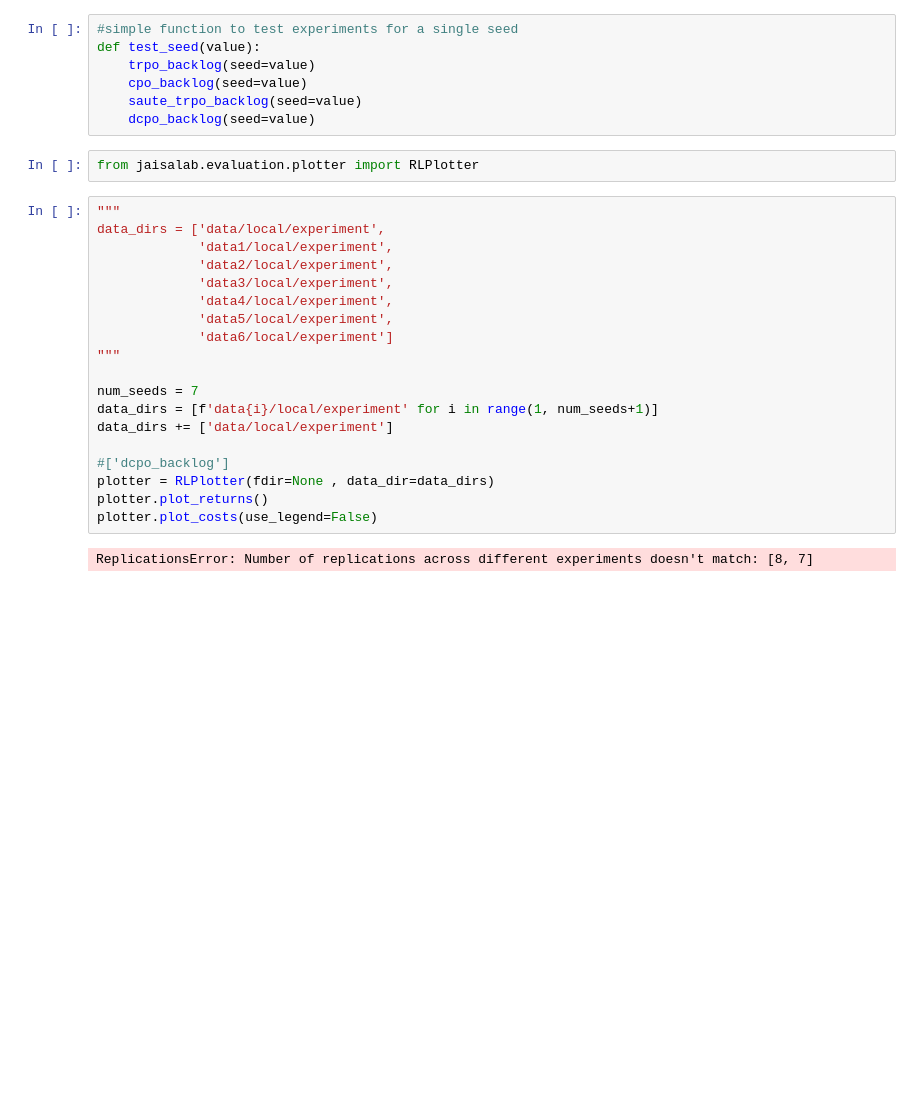
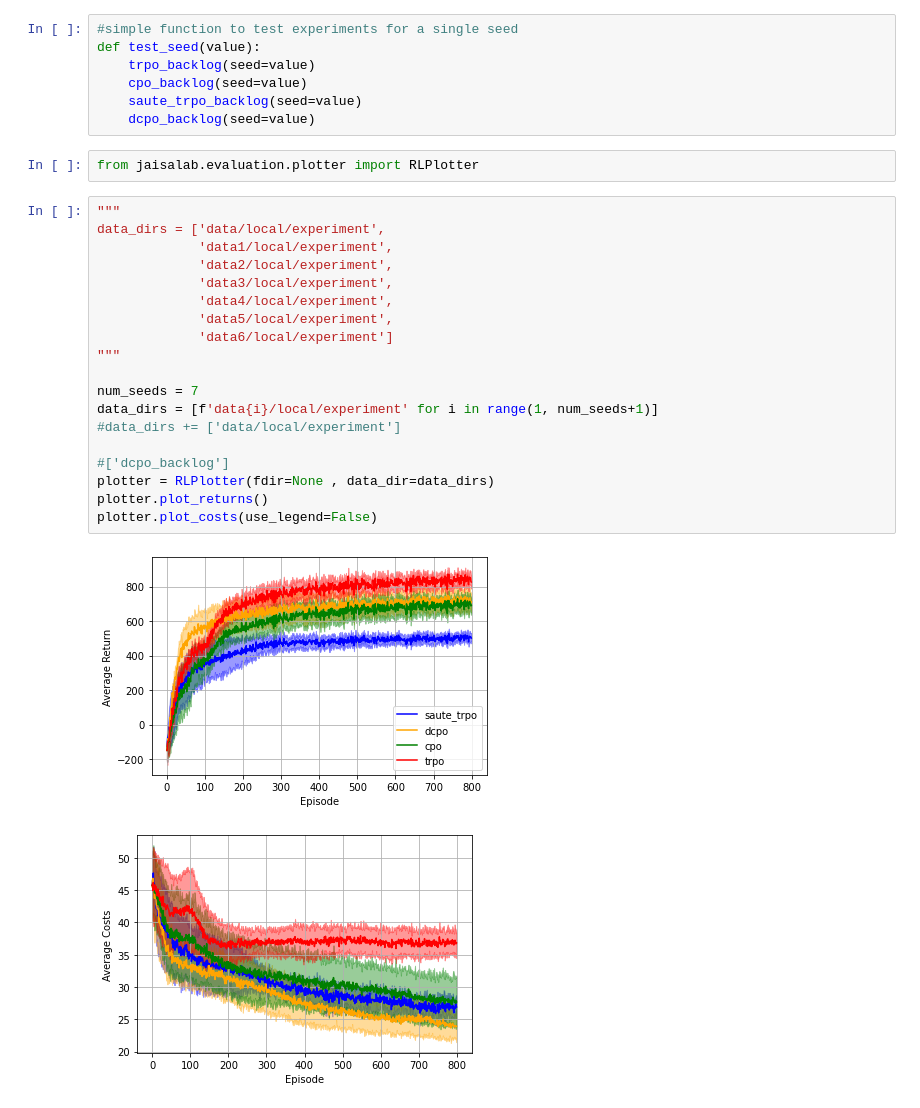
Before and after one commit to jaimesabalimperial/jaisalab, a Jupyter notebook: experiments.ipynb, the cells around one changed output. Cells and saved outputs as stored; diff of their text form; blank space fills up the shorter version.

Commit message:
shows plot

```diff
--- a/experiments.ipynb
+++ b/experiments.ipynb
@@ -25,21 +25,22 @@ from jaisalab.evaluation.plotter import RLPlotter
 # %%
 """
 data_dirs = ['data/local/experiment',
              'data1/local/experiment',
              'data2/local/experiment',
              'data3/local/experiment',
              'data4/local/experiment',
              'data5/local/experiment',
              'data6/local/experiment']
 """
 
 num_seeds = 7
 data_dirs = [f'data{i}/local/experiment' for i in range(1, num_seeds+1)]
-data_dirs += ['data/local/experiment']
+#data_dirs += ['data/local/experiment']
 
 #['dcpo_backlog']
 plotter = RLPlotter(fdir=None , data_dir=data_dirs)
 plotter.plot_returns()
 plotter.plot_costs(use_legend=False)
 # %% [output]
-ReplicationsError: Number of replications across different experiments doesn't match: [8, 7]
+[figure, added]
+[figure, added]
```
